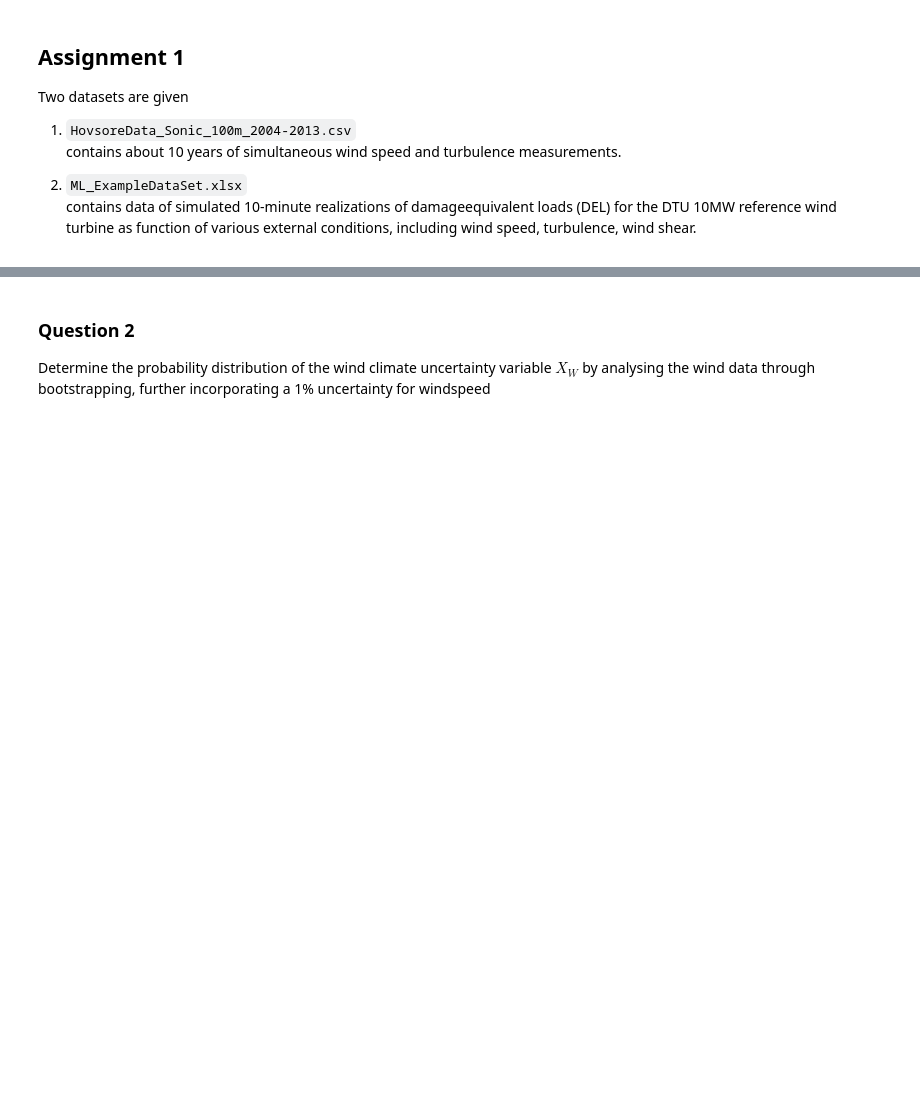
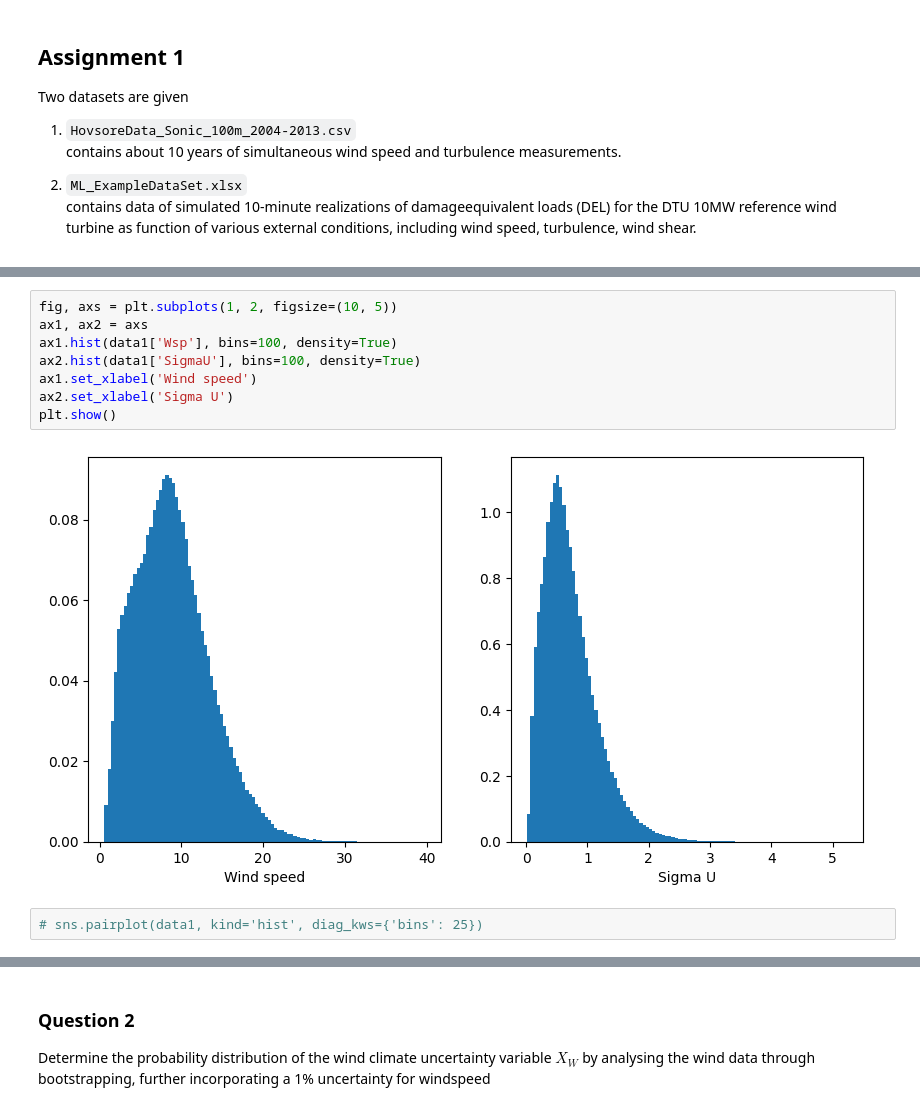
Before and after one commit to lole-elol/46500-probabilistic-methods-in-wind-energy, a Jupyter notebook: Notebooks/assignment1.ipynb, the cells around one changed output, grey strips where cells are left out. Cells and saved outputs as stored; diff of their text form; blank space fills up the shorter version.

```diff
--- a/Notebooks/assignment1.ipynb
+++ b/Notebooks/assignment1.ipynb
@@ -51,0 +176,12 @@ data1
+# %%
+fig, axs = plt.subplots(1, 2, figsize=(10, 5))
+ax1, ax2 = axs
+ax1.hist(data1['Wsp'], bins=100, density=True)
+ax2.hist(data1['SigmaU'], bins=100, density=True)
+ax1.set_xlabel('Wind speed')
+ax2.set_xlabel('Sigma U')
+plt.show()
+# %% [output]
+[figure, added]
+# %%
+# sns.pairplot(data1, kind='hist', diag_kws={'bins': 25})
```
Also changed, not shown: parts of 45 cells of this notebook.
